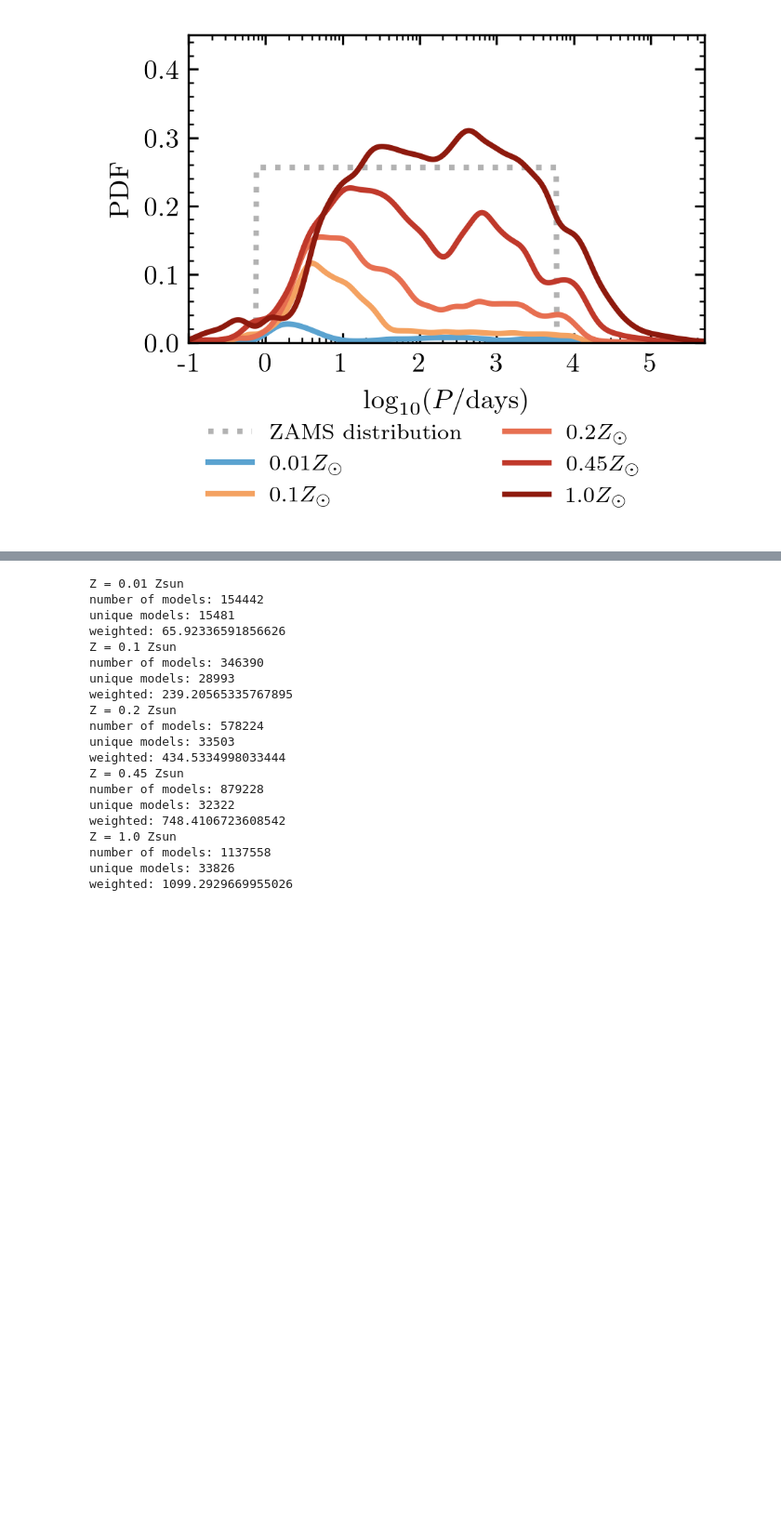
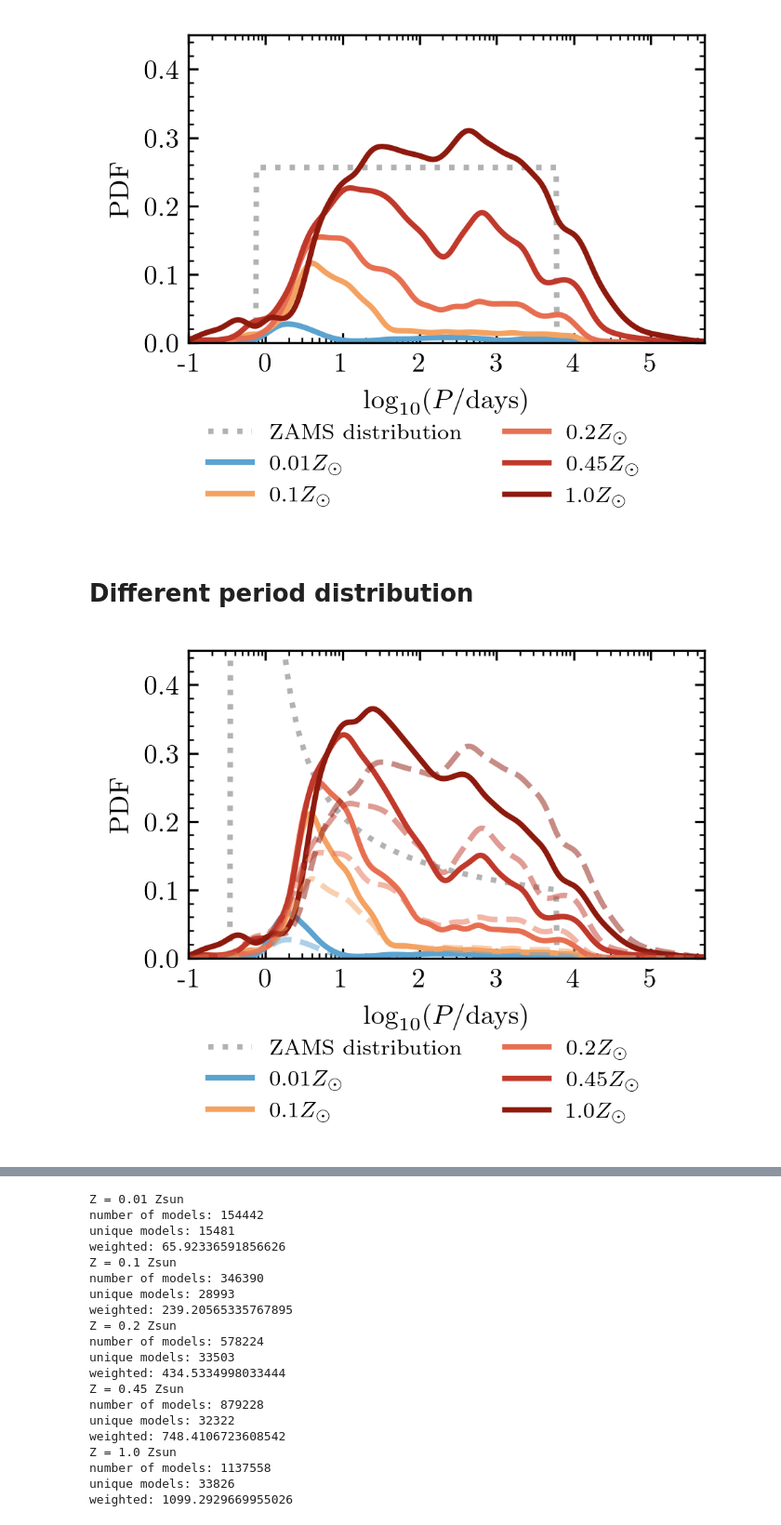
Before and after one commit to maxbriel/WR-populations, a Jupyter notebook: figure_scripts/metallicity_dependence.ipynb, the cells around one changed output, grey strips where cells are left out. Shown at 93% size. Drawn from its saved outputs; the diff is of its cells as text; code cells hidden in the pictures; blank space fills up the shorter version.

Commit message:
add Sana+12 figure

```diff
--- a/figure_scripts/metallicity_dependence.ipynb
+++ b/figure_scripts/metallicity_dependence.ipynb
@@ -188,3 +188,5 @@ plt.savefig(figure_folder / 'png' / 'metallicity_dependence.png', bbox_inches='t
 plt.show()
 # %% [output]
 [figure]
+# %% [markdown]
+# Different period distribution
@@ -190,0 +195,70 @@ plt.show()
+# %%
+
+LOG_P_MIN = -1
+LOG_P_MAX = 7
+
+fig, ax = plt.subplots(1, 1, figsize=(3.38, 2.535*0.8))
+metallicity_labels = ['0.01', '0.1', '0.2', '0.45', '1.0']
+PDF_logP = Sana12Period()
+
+x_eval = np.linspace(LOG_P_MIN, LOG_P_MAX, 1000)
+flatP = PDF_logP.pdf(10**x_eval, m1=20)
+
+ax.plot(10**x_eval, flatP, ':',
+        color='black', linewidth=2, alpha=0.3,
+         label=f'ZAMS distribution')
+
+mask_1Zsun = make_binary_mask(WR_data[1.0])
+WNL_1Zsun, WNE_1Zsun, WC_1Zsun = classify_WR(WR_data[1.0])
+weights_1Zsun = WR_data[1.0]['weight'] #* WR_data[1.0]['model_weight']
+Zsun_weight_total = np.sum(weights_1Zsun[mask_1Zsun & (WNL_1Zsun | WNE_1Zsun | WC_1Zsun)])
+
+for met in metallicities:
+    weights = WR_data[met]['weight'] #* WR_data[met]['model_weight']
+    period_array = WR_data[met]['period']
+    mask = make_binary_mask(WR_data[met])
+    WNL, WNE, WC = classify_WR(WR_data[met])
+    kde = gaussian_kde(np.log10(period_array[mask & (WNL | WNE | WC)]), weights=weights[mask & (WNL | WNE | WC)], bw_method=0.1)
+    kde_eval = kde(x_eval)
+    rescale =  np.sum(weights[mask & (WNL | WNE | WC)]) / Zsun_weight_total
+    ax.plot(10**x_eval, kde_eval*rescale, color=COLORS[met], label=metallicity_labels[metallicities.index(met)]+'$Z_\odot$', linewidth=2)
+
+
+
+mask_1Zsun = make_binary_mask(WR_data[1.0])
+WNL_1Zsun, WNE_1Zsun, WC_1Zsun = classify_WR(WR_data[1.0])
+weights_1Zsun = WR_data[1.0]['weight'] * WR_data[1.0]['model_weight']
+Zsun_weight_total = np.sum(weights_1Zsun[mask_1Zsun & (WNL_1Zsun | WNE_1Zsun | WC_1Zsun)])
+
+for met in metallicities:
+    weights = WR_data[met]['weight'] * WR_data[met]['model_weight']
+    period_array = WR_data[met]['period']
+    mask = make_binary_mask(WR_data[met])
+    WNL, WNE, WC = classify_WR(WR_data[met])
+    kde = gaussian_kde(np.log10(period_array[mask & (WNL | WNE | WC)]), weights=weights[mask & (WNL | WNE | WC)], bw_method=0.1)
+    kde_eval = kde(x_eval)
+    rescale =  np.sum(weights[mask & (WNL | WNE | WC)]) / Zsun_weight_total
+    ax.plot(10**x_eval, kde_eval*rescale, color=COLORS[met], ls='--', alpha=0.5, linewidth=2)
+
+
+
+# Housekeeping for layout
+ax.set_xlabel('$\log_{10}(P/\mathrm{days})$')
+ax.set_xscale('log')
+ax.set_xlim(1e-1, 5e5)
+ax.set_xticks([0.1, 1, 10, 100, 1000, 10000, 100000])
+ax.set_xticklabels(['-1', '0', '1', '2', '3', '4', '5'])
+ax.set_ylim(0, 0.45)
+ax.grid(False)
+#ax.grid(True, which='major', ls='--', alpha=0.3)
+ax.set_ylabel('PDF')
+
+ax.legend(bbox_to_anchor=(0.0, -0.2), loc='upper left', ncol=2)
+
+figure_folder = Path('/Users/max/Documents/projects/WR_population/figure_scripts/figures/')
+
+plt.savefig(figure_folder / 'pdf' / 'metallicity_dependence_Sana12.pdf', bbox_inches='tight')
+plt.savefig(figure_folder / 'png' / 'metallicity_dependence_Sana12.png', bbox_inches='tight', dpi=300)
+plt.show()
+# %% [output]
+[figure, added]
```
Also changed, not shown: parts of 2 cells of this notebook, 2 other files.
